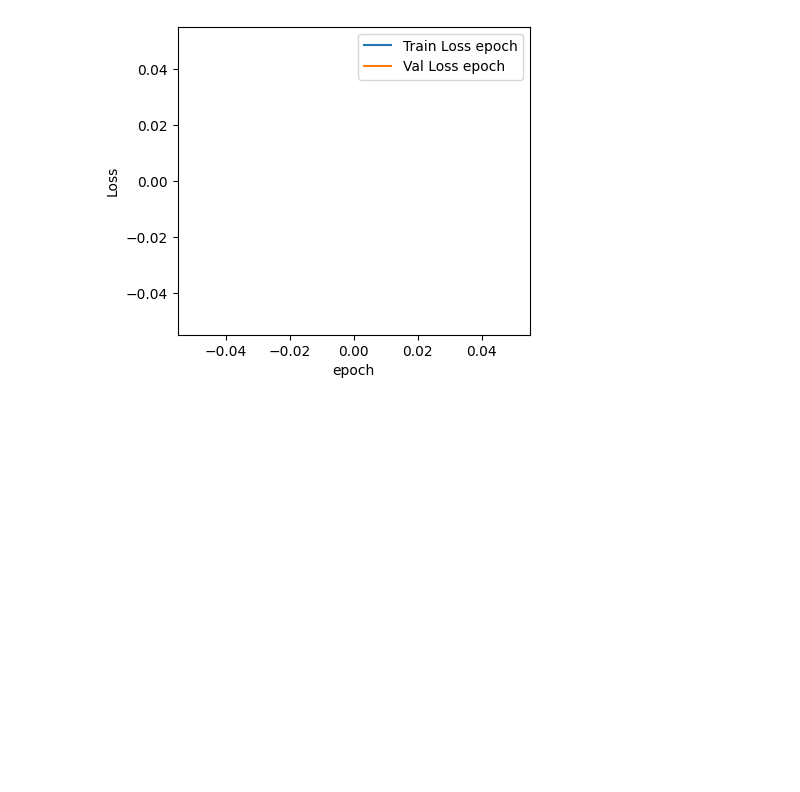
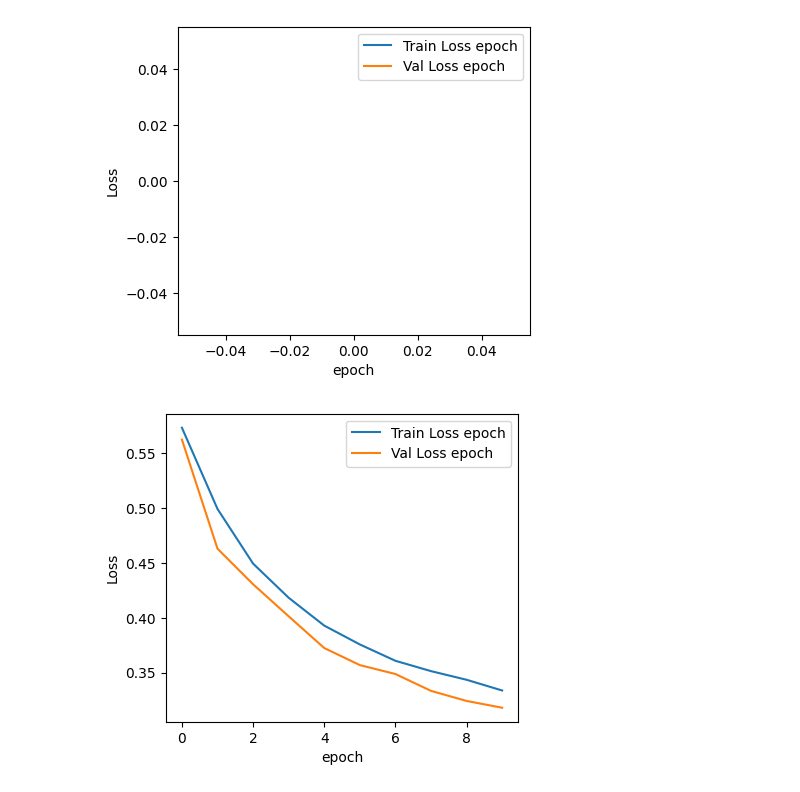
Before and after one commit to lmachlab/GA_classification, a Jupyter notebook: donna_finetune.ipynb, the cells around one changed output. Cells and saved outputs as stored; diff of their text form; code cells hidden in the pictures; blank space fills up the shorter version.

```diff
--- a/donna_finetune.ipynb
+++ b/donna_finetune.ipynb
@@ -288,3 +288,17 @@ plt.legend()
 plt.savefig("val_train_losses_epochs.png")
 # %% [output]
 [figure]
+# %%
+laura_train_loss=[0.5731560314810553, 0.49916648837023003, 0.4493455610996069, 0.41824471714884737, 0.3928610172036082, 0.37569986782794773, 0.36080164171235507, 0.35138813278009723, 0.34350442903679473, 0.33374098927475687  ]
+laura_valid_loss = [0.5623090151283476, 0.4629473716572479, 0.43052715587395207, 0.4013273310330179, 0.3724303091013873, 0.35688059666642435, 0.3487548353495421, 0.33340207528736854, 0.3242166892245964, 0.3180446456427927 ]
+plt.figure(figsize=(10, 4))
+plt.subplot(1, 2, 1)
+plt.plot(laura_train_loss, label='Train Loss epoch')
+plt.plot(laura_valid_loss, label='Val Loss epoch')
+plt.xlabel('epoch')
+plt.ylabel('Loss')
+plt.legend()
+
+plt.savefig("val_train_losses_epochs.png")
+# %% [output]
+[figure, added]
```
Also changed, not shown: 1 other file.
